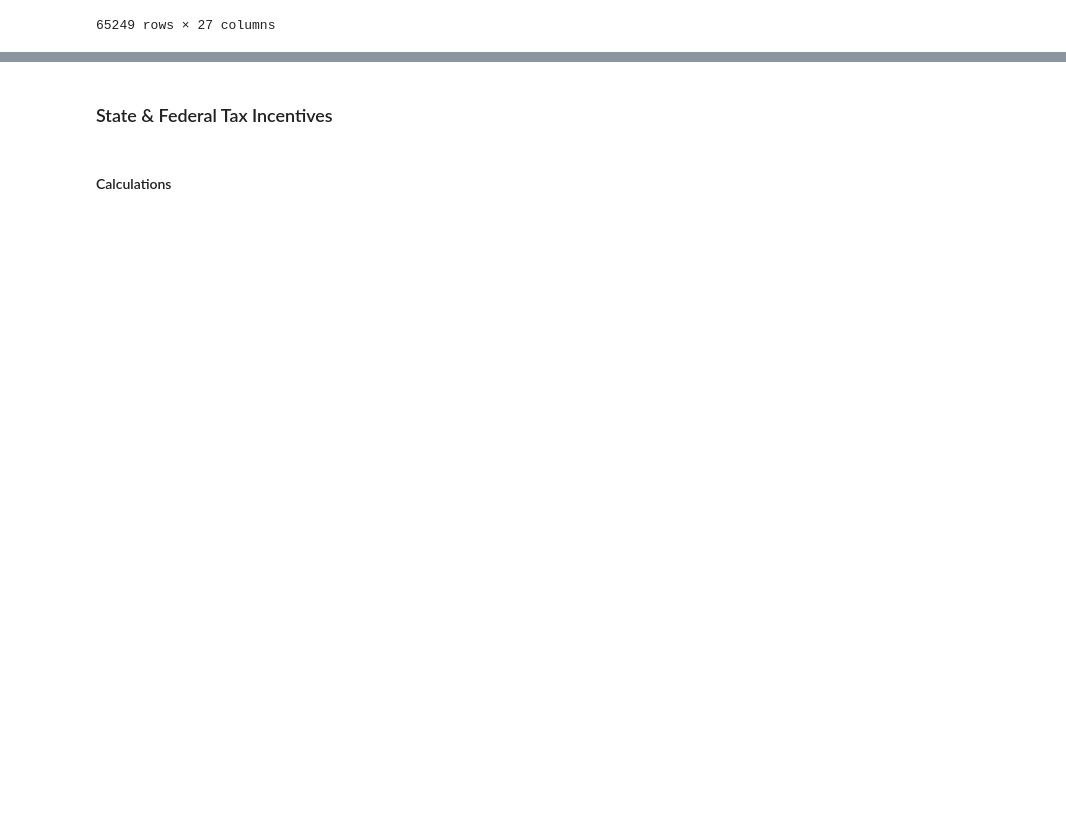
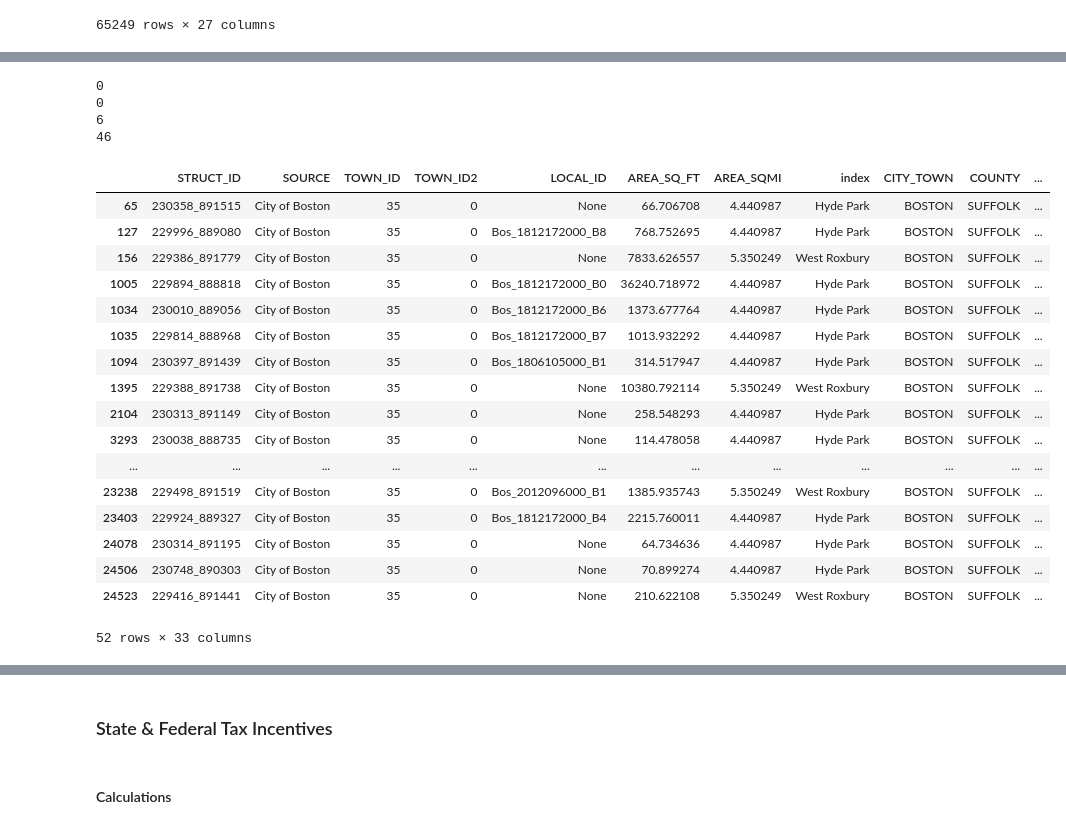
Before and after one commit to ghostpress/ma-solar, a Jupyter notebook: code/initViz.ipynb, the cells around one changed output, grey strips where cells are left out. Drawn from its saved outputs; the diff is of its cells as text; code cells hidden in the pictures; blank space fills up the shorter version.

```diff
--- a/code/initViz.ipynb
+++ b/code/initViz.ipynb
@@ -1167,8 +1179,8 @@ values = [2.71, round(mean, 2), 1.72, 0.00]
 joinRoofsBlocks['cost/W'] = np.select([cond1, cond2, cond3, cond4], values,
                                       default=0)
 # %%
-joinRoofsBlocks['costEst'] = (joinRoofsBlocks['kW']*1000) * joinRoofsBlocks['cost/W']
-joinRoofsBlocks['costEst'] = round(joinRoofsBlocks['costEst'], 2)
+joinRoofsBlocks['PVcostEst'] = (joinRoofsBlocks['kW']*1000) * joinRoofsBlocks['cost/W']
+joinRoofsBlocks['PVcostEst'] = round(joinRoofsBlocks['PVcostEst'], 2)
 
 joinRoofsBlocks
 # %% [output]
@@ -1187,0 +1202,6 @@ joinRoofsBlocks
+# %%
+# Need to compare with existing PV installations in each town
+
+# Load data from saved file
+existPV = pd.read_csv(outputDir('existingPVSummary.csv'), index_col=0)
+existPV
@@ -1187,0 +1214,57 @@ joinRoofsBlocks
+# %%
+meanCostNewton = existPV.loc['Newton', 'avgFinalCost']
+meanCostMilton = existPV.loc['Milton', 'avgFinalCost']
+meanCostWR     = existPV.loc['West Roxbury', 'avgFinalCost']
+meanCostHP     = existPV.loc['Hyde Park', 'avgFinalCost']
+# %%
+# Does this make sense for the rooftop data?
+# For example, are there any for whom the mean cost is still >= annual income?
+
+print(len(joinRoofsBlocks[joinRoofsBlocks['wAvgIncome_lower'].le(meanCostNewton) &
+                          joinRoofsBlocks['index'].eq('Newton')]))
+
+print(len(joinRoofsBlocks[joinRoofsBlocks['wAvgIncome_lower'].le(meanCostMilton) &
+                          joinRoofsBlocks['index'].eq('Milton')]))
+
+print(len(joinRoofsBlocks[joinRoofsBlocks['wAvgIncome_lower'].le(meanCostWR) &
+                          joinRoofsBlocks['index'].eq('West Roxbury')]))
+
+print(len(joinRoofsBlocks[joinRoofsBlocks['wAvgIncome_lower'].le(meanCostHP) &
+                          joinRoofsBlocks['index'].eq('Hyde Park')]))
+
+# Yes: 6 in West Roxbury and 46 in Hyde Park (none in Newton or Milton)
+# %% [output]
+0
+0
+6
+46
+# %%
+# Locate those roofs
+
+iWR  = joinRoofsBlocks['wAvgIncome_lower'].le(meanCostWR)
+iWR &= joinRoofsBlocks['index'].eq('West Roxbury')
+
+iHP  = joinRoofsBlocks['wAvgIncome_lower'].le(meanCostHP)
+iHP &= joinRoofsBlocks['index'].eq('Hyde Park')
+# %%
+notEcon = joinRoofsBlocks.loc[iWR | iHP]
+notEcon
+# %% [output]
+|  | STRUCT_ID | SOURCE | TOWN_ID | TOWN_ID2 | LOCAL_ID | AREA_SQ_FT | AREA_SQMI | index | CITY_TOWN | COUNTY | ... |
+| 65 | 230358_891515 | City of Boston | 35 | 0 | None | 66.706708 | 4.440987 | Hyde Park | BOSTON | SUFFOLK | ... |
+| 127 | 229996_889080 | City of Boston | 35 | 0 | Bos_1812172000_B8 | 768.752695 | 4.440987 | Hyde Park | BOSTON | SUFFOLK | ... |
+| 156 | 229386_891779 | City of Boston | 35 | 0 | None | 7833.626557 | 5.350249 | West Roxbury | BOSTON | SUFFOLK | ... |
+| 1005 | 229894_888818 | City of Boston | 35 | 0 | Bos_1812172000_B0 | 36240.718972 | 4.440987 | Hyde Park | BOSTON | SUFFOLK | ... |
+| 1034 | 230010_889056 | City of Boston | 35 | 0 | Bos_1812172000_B6 | 1373.677764 | 4.440987 | Hyde Park | BOSTON | SUFFOLK | ... |
+| 1035 | 229814_888968 | City of Boston | 35 | 0 | Bos_1812172000_B7 | 1013.932292 | 4.440987 | Hyde Park | BOSTON | SUFFOLK | ... |
+| 1094 | 230397_891439 | City of Boston | 35 | 0 | Bos_1806105000_B1 | 314.517947 | 4.440987 | Hyde Park | BOSTON | SUFFOLK | ... |
+| 1395 | 229388_891738 | City of Boston | 35 | 0 | None | 10380.792114 | 5.350249 | West Roxbury | BOSTON | SUFFOLK | ... |
+| 2104 | 230313_891149 | City of Boston | 35 | 0 | None | 258.548293 | 4.440987 | Hyde Park | BOSTON | SUFFOLK | ... |
+| 3293 | 230038_888735 | City of Boston | 35 | 0 | None | 114.478058 | 4.440987 | Hyde Park | BOSTON | SUFFOLK | ... |
+| ... | ... | ... | ... | ... | ... | ... | ... | ... | ... | ... | ... |
+| 23238 | 229498_891519 | City of Boston | 35 | 0 | Bos_2012096000_B1 | 1385.935743 | 5.350249 | West Roxbury | BOSTON | SUFFOLK | ... |
+| 23403 | 229924_889327 | City of Boston | 35 | 0 | Bos_1812172000_B4 | 2215.760011 | 4.440987 | Hyde Park | BOSTON | SUFFOLK | ... |
+| 24078 | 230314_891195 | City of Boston | 35 | 0 | None | 64.734636 | 4.440987 | Hyde Park | BOSTON | SUFFOLK | ... |
+| 24506 | 230748_890303 | City of Boston | 35 | 0 | None | 70.899274 | 4.440987 | Hyde Park | BOSTON | SUFFOLK | ... |
+| 24523 | 229416_891441 | City of Boston | 35 | 0 | None | 210.622108 | 5.350249 | West Roxbury | BOSTON | SUFFOLK | ... |
+52 rows × 33 columns
```
Also changed, not shown: parts of 11 cells of this notebook.
